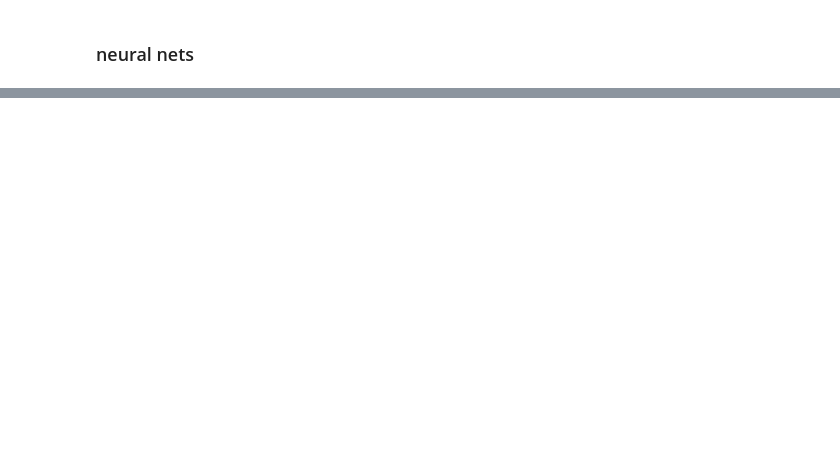
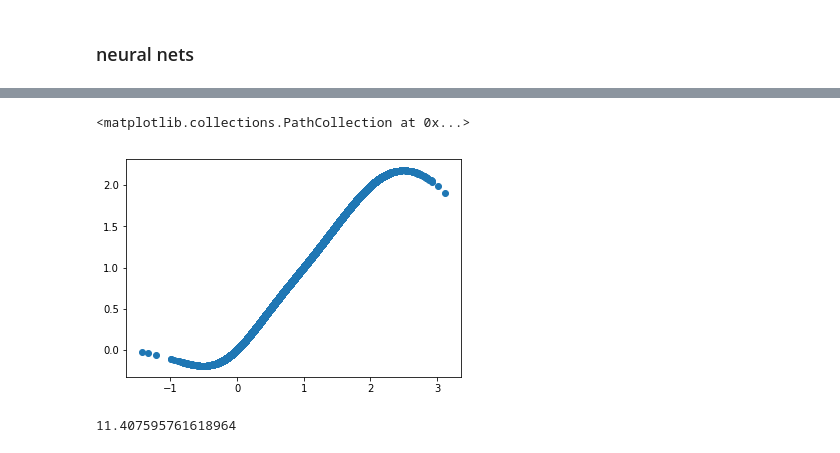
Before and after one commit to keiikegami/HeteroTreatment, a Jupyter notebook: simulation.ipynb, the cells around one changed output, grey strips where cells are left out. Saved outputs shown, nothing was run; the diff lists cells and outputs as text; code cells hidden in the pictures; blank space fills up the shorter version.

```diff
--- a/simulation.ipynb
+++ b/simulation.ipynb
@@ -239,0 +254,19 @@ dist_nn2
+# %%
+# もしかしてnnならxにcrossを入れなくてもいける？
+# x_originを使って同じことする。
+# activationがidentityだとダメだけど、reluとかなら改善する
+nn2 = MLPRegressor(hidden_layer_sizes=(10, ), activation='tanh')
+nn2.fit(x_origin, y)
+effec_on_nontreat_origin = nn2.predict(x_counter_origin)[0:half_size] - nn2.predict(x_origin)[0:half_size]
+effec_on_treat_origin = nn2.predict(x_origin)[half_size:] - nn2.predict(x_counter_origin)[half_size:]
+ITE_on_sample_origin = np.hstack((effec_on_nontreat_origin, effec_on_treat_origin))
+plt.scatter(true_ITE, ITE_on_sample_origin)
+# %% [output]
+<matplotlib.collections.PathCollection at 0x...>
+[figure, added]
+# %%
+diff_nn2 = np.subtract(ITE_on_sample_origin, true_ITE)
+dist_nn2 = np.sqrt(np.sum([i**2 for i in diff_nn2]))
+dist_nn2
+# %% [output]
+11.407595761618964
```
Also changed, not shown: parts of 11 cells of this notebook.
